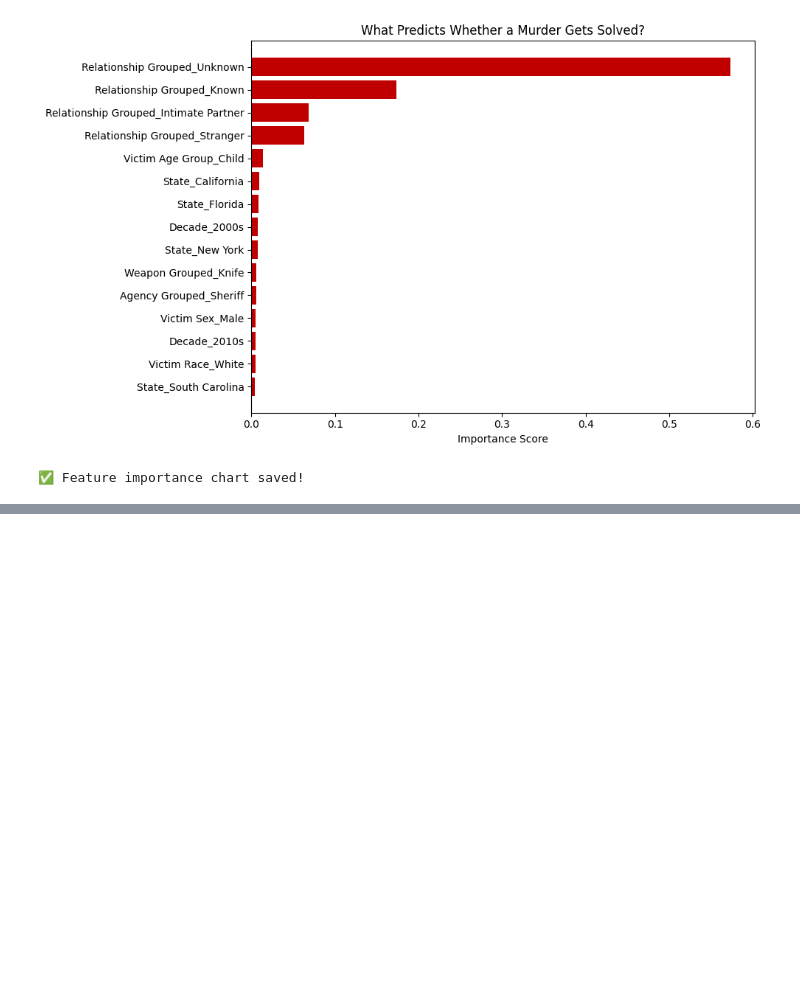
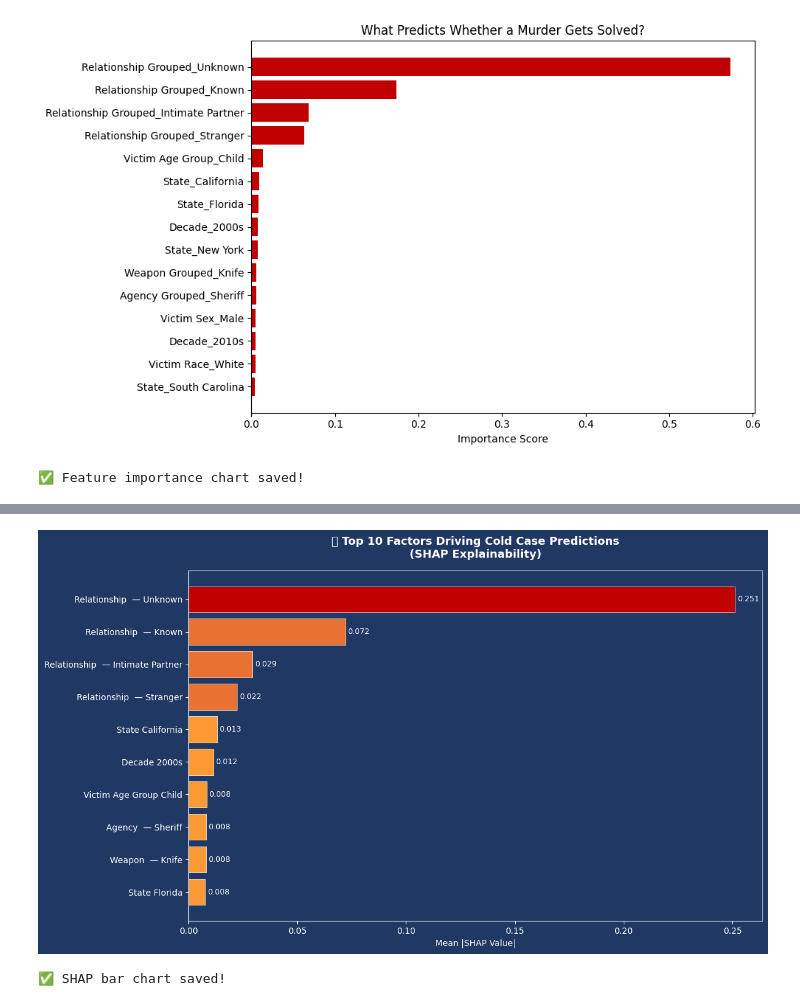
Before and after one commit to sakshiot4/cold-case-pattern-analysis, a Jupyter notebook: notebooks/cold_case_analysis.ipynb, the cells around one changed output, grey strips where cells are left out. Saved outputs shown, nothing was run; the diff lists cells and outputs as text; code cells hidden in the pictures; blank space fills up the shorter version.

```diff
--- a/notebooks/cold_case_analysis.ipynb
+++ b/notebooks/cold_case_analysis.ipynb
@@ -944,0 +1060,51 @@ Name: Cold_Case_Risk_Score, dtype: float64
+# %%
+# SHAP Bar Chart
+# ------------------------------------------------------------------------------
+# Mean absolute SHAP values
+shap_importance = pd.DataFrame({
+    'Feature': X_shap_sample.columns,
+    'Mean_SHAP': np.abs(sv_cold).mean(axis=0)
+}).sort_values('Mean_SHAP', ascending=False).head(10)
+
+shap_importance['Feature_Clean'] = (shap_importance['Feature']
+    .str.replace('Grouped_', ' — ')
+    .str.replace('_', ' ')
+    .str.strip())
+
+fig, ax = plt.subplots(figsize=(12, 7))
+fig.patch.set_facecolor('#1F3864')
+ax.set_facecolor('#1F3864')
+
+colors = ['#C00000' if i == 0 else '#E97132'
+          if i < 4 else '#FF9933'
+          for i in range(len(shap_importance))]
+
+bars = ax.barh(
+    shap_importance['Feature_Clean'],
+    shap_importance['Mean_SHAP'],
+    color=colors,
+    edgecolor='white',
+    linewidth=0.5
+)
+
+for bar, val in zip(bars, shap_importance['Mean_SHAP']):
+    ax.text(bar.get_width() + 0.001,
+            bar.get_y() + bar.get_height()/2,
+            f'{val:.3f}', va='center',
+            color='white', fontsize=9)
+
+ax.set_xlabel('Mean |SHAP Value|', color='white')
+ax.set_title('🔍 Top 10 Factors Driving Cold Case Predictions\n(SHAP Explainability)',
+             color='white', fontsize=13, fontweight='bold', pad=15)
+ax.tick_params(colors='white')
+ax.invert_yaxis()
+for spine in ax.spines.values():
+    spine.set_edgecolor('white')
+
+plt.tight_layout()
+plt.savefig('../outputs/shap_bar.png', dpi=150, facecolor='#1F3864')
+plt.show()
+print("✅ SHAP bar chart saved!")
+# %% [output]
+[figure, added]
+✅ SHAP bar chart saved!
```
Also changed, not shown: parts of 16 cells of this notebook, 6 other files.
